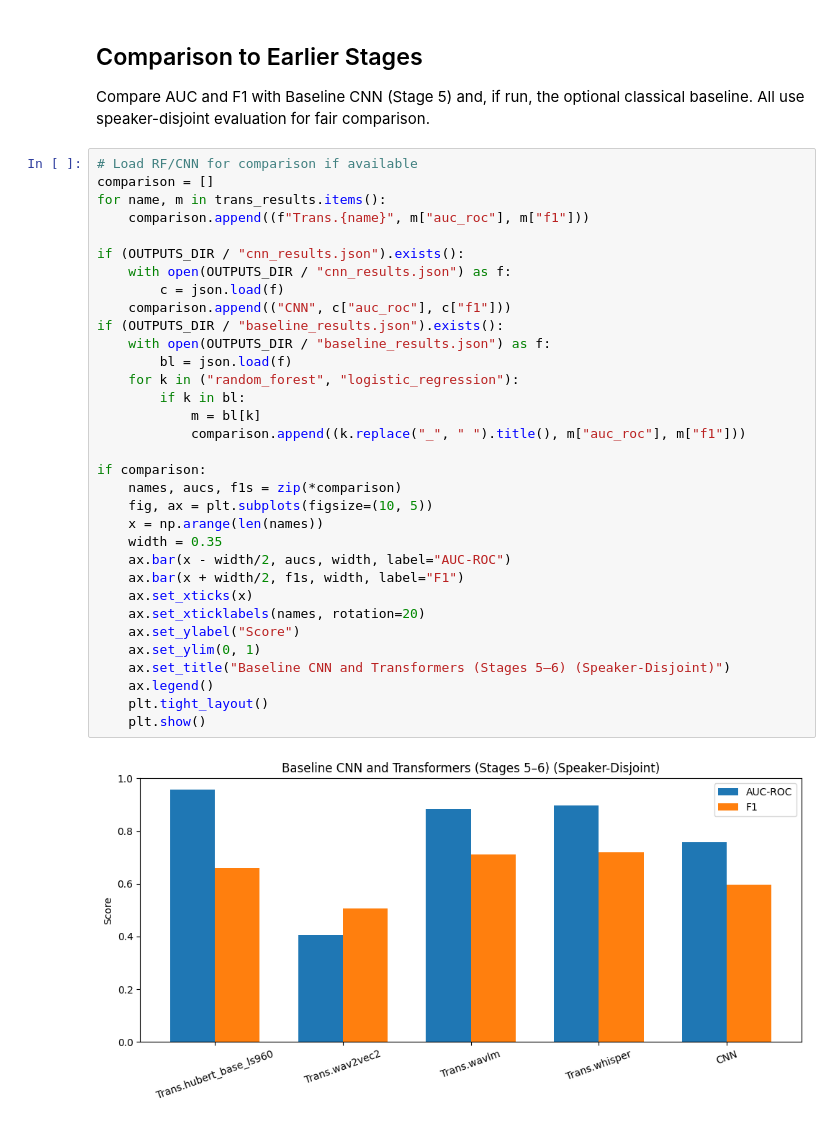
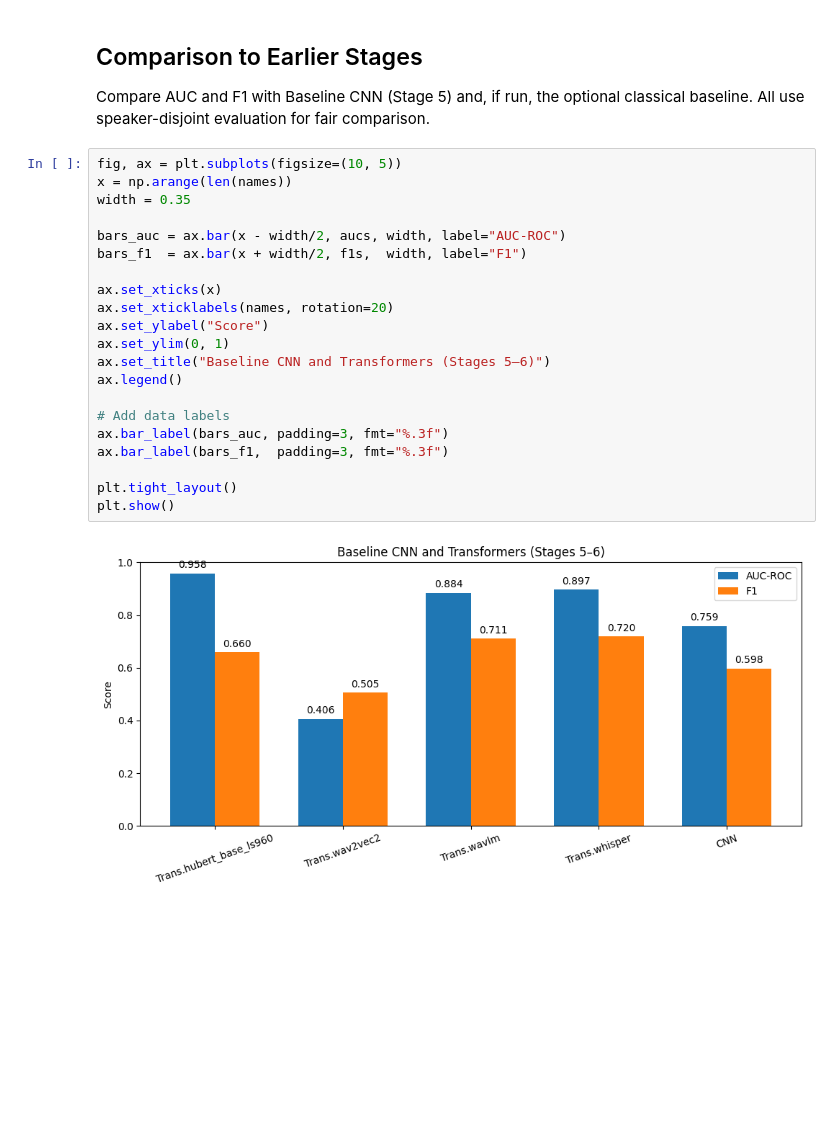
Before and after one commit to hadarliav1/audio_fraud_detection, a Jupyter notebook: notebooks/06_transformers.ipynb, the cells around one changed output. Saved outputs shown, nothing was run; the diff lists cells and outputs as text; blank space fills up the shorter version.

```diff
--- a/notebooks/06_transformers.ipynb
+++ b/notebooks/06_transformers.ipynb
@@ -178,37 +178,25 @@ plt.show()
 
 Compare AUC and F1 with Baseline CNN (Stage 5) and, if run, the optional classical baseline. All use speaker-disjoint evaluation for fair comparison.
 # %%
-# Load RF/CNN for comparison if available
-comparison = []
-for name, m in trans_results.items():
-    comparison.append((f"Trans.{name}", m["auc_roc"], m["f1"]))
+fig, ax = plt.subplots(figsize=(10, 5))
+x = np.arange(len(names))
+width = 0.35
 
-if (OUTPUTS_DIR / "cnn_results.json").exists():
-    with open(OUTPUTS_DIR / "cnn_results.json") as f:
-        c = json.load(f)
-    comparison.append(("CNN", c["auc_roc"], c["f1"]))
-if (OUTPUTS_DIR / "baseline_results.json").exists():
-    with open(OUTPUTS_DIR / "baseline_results.json") as f:
-        bl = json.load(f)
-    for k in ("random_forest", "logistic_regression"):
-        if k in bl:
-            m = bl[k]
-            comparison.append((k.replace("_", " ").title(), m["auc_roc"], m["f1"]))
+bars_auc = ax.bar(x - width/2, aucs, width, label="AUC-ROC")
+bars_f1  = ax.bar(x + width/2, f1s,  width, label="F1")
 
-if comparison:
-    names, aucs, f1s = zip(*comparison)
-    fig, ax = plt.subplots(figsize=(10, 5))
-    x = np.arange(len(names))
-    width = 0.35
-    ax.bar(x - width/2, aucs, width, label="AUC-ROC")
-    ax.bar(x + width/2, f1s, width, label="F1")
-    ax.set_xticks(x)
-    ax.set_xticklabels(names, rotation=20)
-    ax.set_ylabel("Score")
-    ax.set_ylim(0, 1)
-    ax.set_title("Baseline CNN and Transformers (Stages 5–6) (Speaker-Disjoint)")
-    ax.legend()
-    plt.tight_layout()
-    plt.show()
+ax.set_xticks(x)
+ax.set_xticklabels(names, rotation=20)
+ax.set_ylabel("Score")
+ax.set_ylim(0, 1)
+ax.set_title("Baseline CNN and Transformers (Stages 5–6)")
+ax.legend()
+
+# Add data labels
+ax.bar_label(bars_auc, padding=3, fmt="%.3f")
+ax.bar_label(bars_f1,  padding=3, fmt="%.3f")
+
+plt.tight_layout()
+plt.show()
 # %% [output]
-[figure, old version]
+[figure, new version]
```
Also changed, not shown: parts of 1 cell of this notebook, 1 other file.
